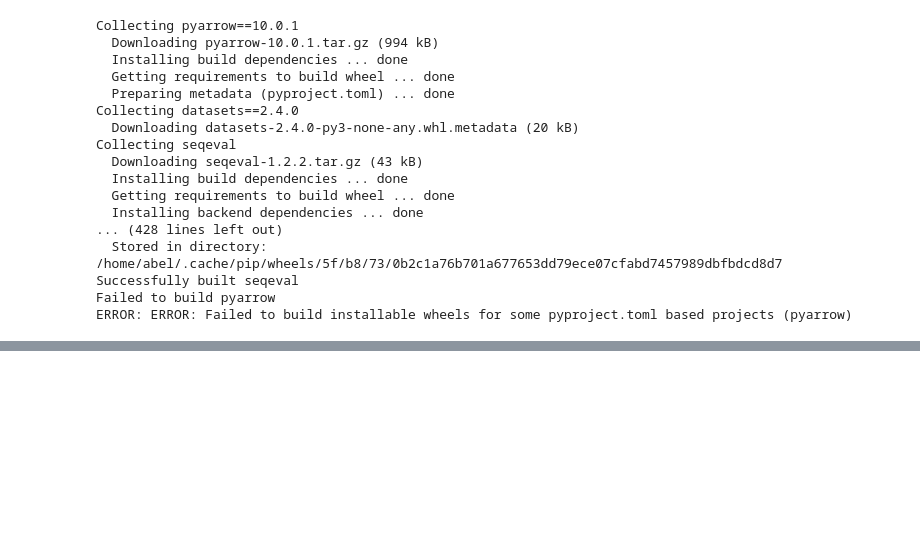
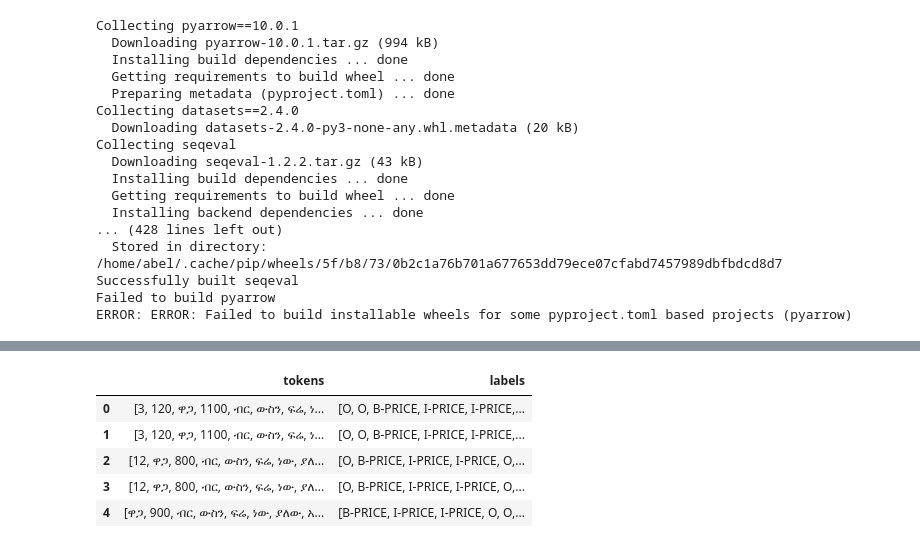
Before and after one commit to ab3lT/10-Academy-Week-5, a Jupyter notebook: notebook/fine_tune_ner_model.ipynb, the cells around one changed output, grey strips where cells are left out. Drawn from its saved outputs; the diff is of its cells as text; code cells hidden in the pictures; blank space fills up the shorter version.

```diff
--- a/notebook/fine_tune_ner_model.ipynb
+++ b/notebook/fine_tune_ner_model.ipynb
@@ -69,0 +68,10 @@ FileNotFoundError: [Errno 2] No such file or directory: '/../labeled_data_conll.
+# %%
+
+df.head()
+# %% [output]
+|  | tokens | labels |
+| 0 | [3, 120, ዋጋ, 1100, ብር, ውስን, ፍሬ, ነ... | [O, O, B-PRICE, I-PRICE, I-PRICE,... |
+| 1 | [3, 120, ዋጋ, 1100, ብር, ውስን, ፍሬ, ነ... | [O, O, B-PRICE, I-PRICE, I-PRICE,... |
+| 2 | [12, ዋጋ, 800, ብር, ውስን, ፍሬ, ነው, ያለ... | [O, B-PRICE, I-PRICE, I-PRICE, O,... |
+| 3 | [12, ዋጋ, 800, ብር, ውስን, ፍሬ, ነው, ያለ... | [O, B-PRICE, I-PRICE, I-PRICE, O,... |
+| 4 | [ዋጋ, 900, ብር, ውስን, ፍሬ, ነው, ያለው, አ... | [B-PRICE, I-PRICE, I-PRICE, O, O,... |
```
Also changed, not shown: parts of 2 cells of this notebook.
